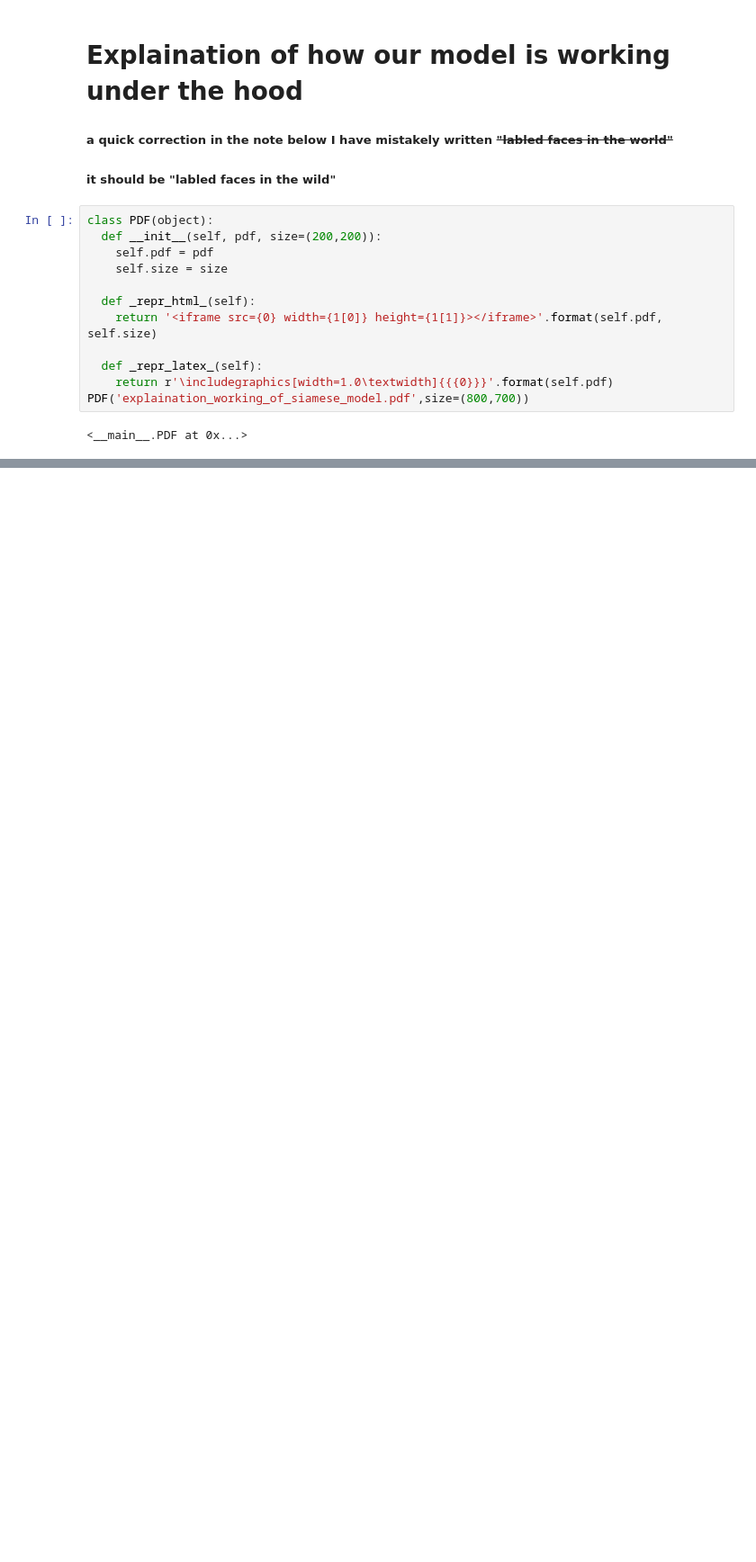
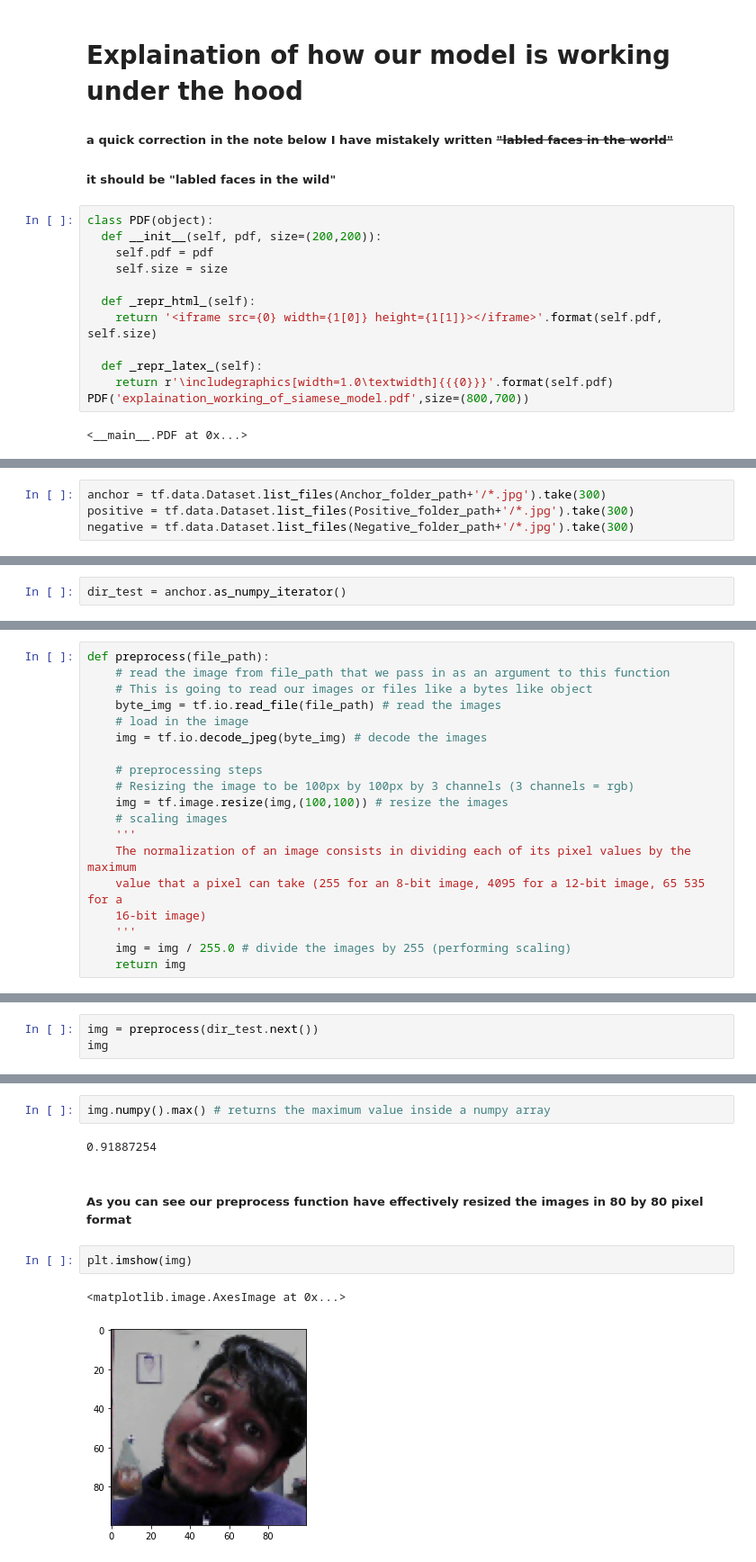
Before and after one commit to aryan68125/face_recognition_system_deep_learning, a Jupyter notebook: deep_learning_face_recognition_system.ipynb, the cells around one changed output, grey strips where cells are left out. Shown at 90% size. Cells and saved outputs as stored; diff of their text form; blank space fills up the shorter version.

Commit message:
preprocessing half complete

```diff
--- a/deep_learning_face_recognition_system.ipynb
+++ b/deep_learning_face_recognition_system.ipynb
@@ -185,0 +393,4 @@ PDF('explaination_working_of_siamese_model.pdf',size=(800,700))
+# %%
+anchor = tf.data.Dataset.list_files(Anchor_folder_path+'/*.jpg').take(300)
+positive = tf.data.Dataset.list_files(Positive_folder_path+'/*.jpg').take(300)
+negative = tf.data.Dataset.list_files(Negative_folder_path+'/*.jpg').take(300)
@@ -185,0 +409,2 @@ PDF('explaination_working_of_siamese_model.pdf',size=(800,700))
+# %%
+dir_test = anchor.as_numpy_iterator()
@@ -185,0 +434,19 @@ PDF('explaination_working_of_siamese_model.pdf',size=(800,700))
+# %%
+def preprocess(file_path):
+    # read the image from file_path that we pass in as an argument to this function
+    # This is going to read our images or files like a bytes like object
+    byte_img = tf.io.read_file(file_path) # read the images
+    # load in the image
+    img = tf.io.decode_jpeg(byte_img) # decode the images
+
+    # preprocessing steps
+    # Resizing the image to be 100px by 100px by 3 channels (3 channels = rgb)
+    img = tf.image.resize(img,(100,100)) # resize the images
+    # scaling images
+    '''
+    The normalization of an image consists in dividing each of its pixel values by the maximum
+    value that a pixel can take (255 for an 8-bit image, 4095 for a 12-bit image, 65 535 for a
+    16-bit image)
+    '''
+    img = img / 255.0 # divide the images by 255 (performing scaling)
+    return img
@@ -185,0 +455,3 @@ PDF('explaination_working_of_siamese_model.pdf',size=(800,700))
+# %%
+img = preprocess(dir_test.next())
+img
@@ -185,0 +482,11 @@ PDF('explaination_working_of_siamese_model.pdf',size=(800,700))
+# %%
+img.numpy().max() # returns the maximum value inside a numpy array
+# %% [output]
+0.91887254
+# %% [markdown]
+##### As you can see our preprocess function have effectively resized the images in 80 by 80 pixel format
+# %%
+plt.imshow(img)
+# %% [output]
+<matplotlib.image.AxesImage at 0x...>
+[figure, added]
```
Also changed, not shown: parts of 68 cells of this notebook, 1 other file.
